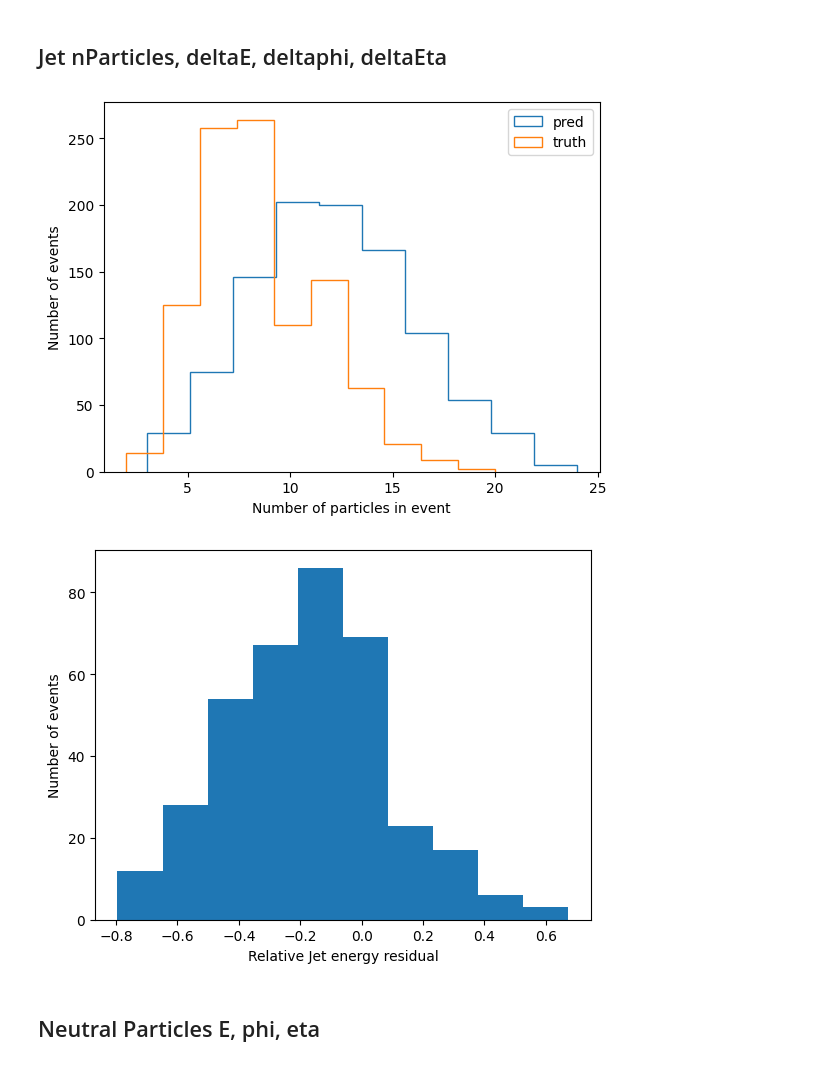
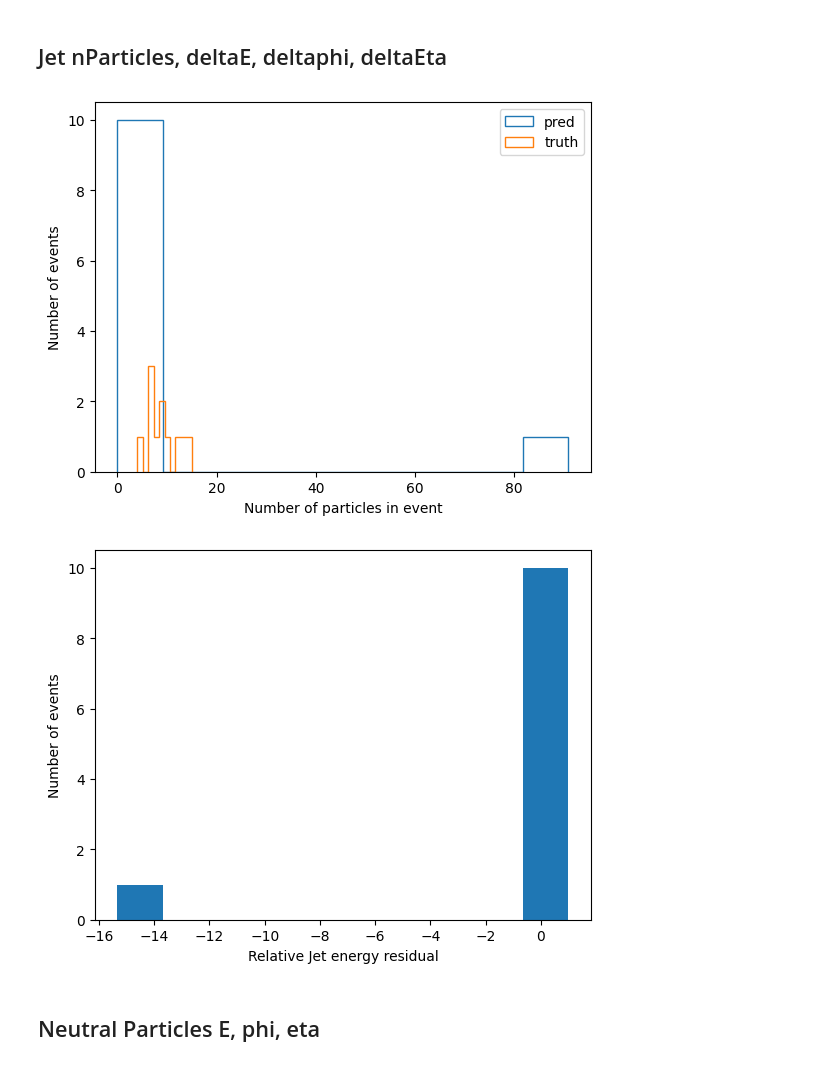
Before and after one commit to cms-pepr/HGCalML, a Jupyter notebook: scripts/generatePlots.ipynb, the cells around one changed output. Drawn from its saved outputs; the diff is of its cells as text; code cells hidden in the pictures.

```diff
--- a/scripts/generatePlots.ipynb
+++ b/scripts/generatePlots.ipynb
@@ -11,7 +11,9 @@ sys.path.append('../modules')
 tf.config.set_visible_devices(tf.config.list_physical_devices('GPU')[1], 'GPU')
 # %%
 #Open file
-filepath = '/work/friemer/hgcalml/SimpleCocoa/analyseSimpleCocoa/analysisoutput'
+#filepath = '/work/friemer/hgcalml/SimpleCocoa/analyseSimpleCocoa/analysisoutput'
+filepath = '/work/friemer/hgcalml/CocoaTotalEnergyQmin01PhiEta/analysisoutput'
+filepath = '/work/friemer/hgcalml/analysisoutputoldmatching'
 
 # Open the file and load the data
 with gzip.open(filepath, 'rb') as input_file:
@@ -197,36 +206,38 @@ fig=efficiency_plots(df, bins=energy_bins)
 #Jet metrics
 reseta = []
 resphi = []
 relresE = []
 nParicles_pred = []
 nParicles_truth = []
 
 for i in range(len(t_list)):
     # reseta.append(np.sum(t_list[i]['truthHitAssignedEta'])-np.sum(pred_list[i]['pred_eta']))
     # resphi.append(np.sum(t_list[i]['truthHitAssignedPhi'])-np.sum(pred_list[i]['pred_phi']))
     jet_E_truth = np.sum(np.unique(t_list[i]['truthHitAssignedEnergies']))
-    jet_E_pred = np.sum(np.unique(df[df['event_id']==i]['pred_energy']))
+    #remove nan values
+    help = np.unique(df[df['event_id']==i]['pred_energy'])
+    jet_E_pred = np.sum(help[np.isnan(help)==False])
     relresE.append((jet_E_truth-jet_E_pred)/jet_E_truth)
     nParicles_pred.append(len(np.unique(df[df['event_id']==i]['pred_energy'])))
     nParicles_truth.append(len(np.unique(t_list[i]['truthHitAssignementIdx'])))
 
 # plt.hist(reseta)
 # plt.hist(resphi)
 
 plt.hist(nParicles_pred, label='pred', histtype='step')
 plt.hist(nParicles_truth, label='truth', histtype='step')
 plt.ylabel('Number of events')
 plt.xlabel('Number of particles in event')
 plt.legend()
 plt.show()
 
 plt.hist(relresE)
 plt.ylabel('Number of events')
 plt.xlabel('Relative Jet energy residual')
 plt.show()
 # %% [output]
-[figure, old version]
+[figure, new version]
-[figure, old version]
+[figure, new version]
 # %% [markdown]
 ## Neutral Particles E, phi, eta
 # %%
```
Also changed, not shown: parts of 5 cells of this notebook, 1 other file.
